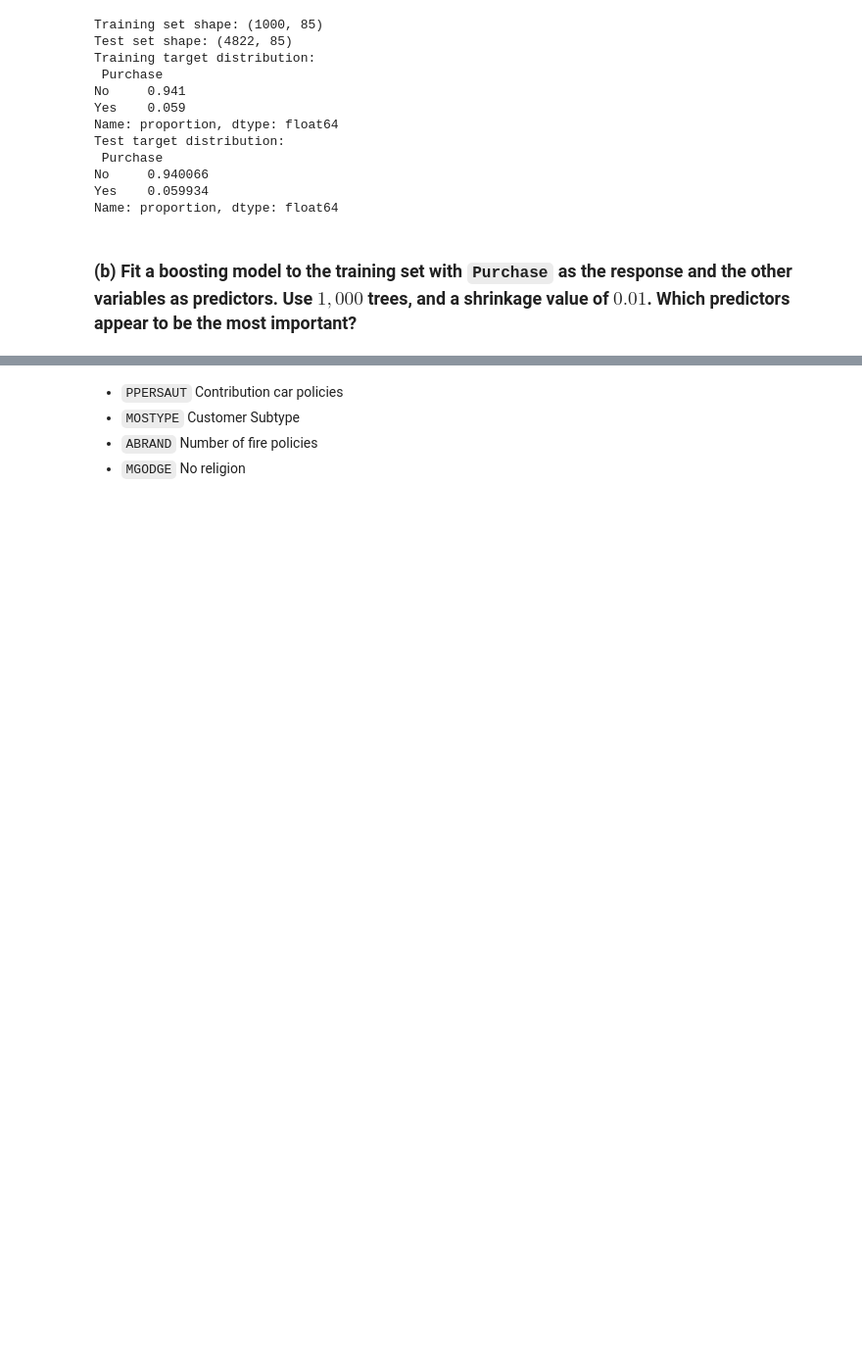
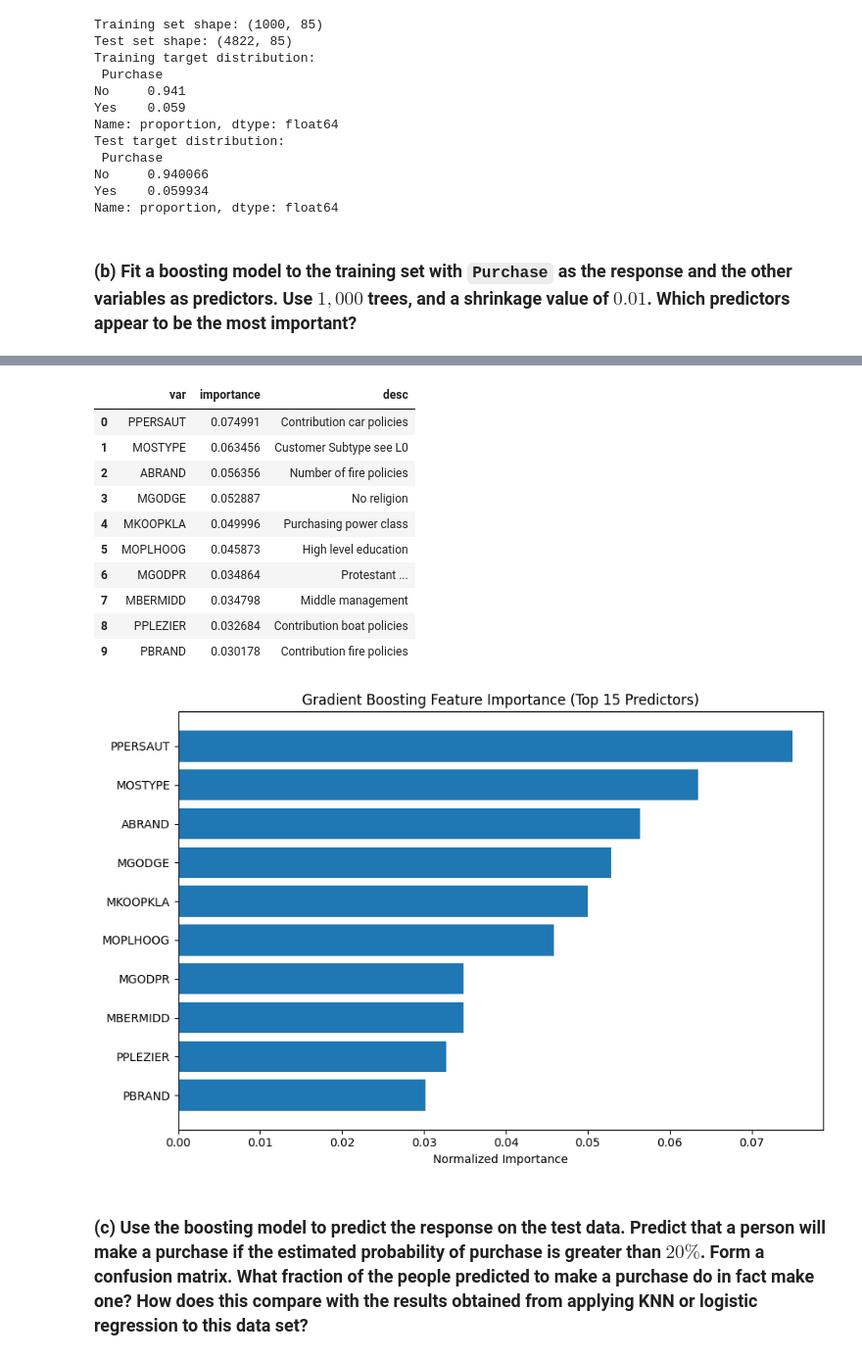
Before and after one commit to lacorreia65/MAP5935-ISLP, a Jupyter notebook: Notebooks/Chap8-Exercises_LuisCorreia-745724_v2.ipynb, the cells around one changed output, grey strips where cells are left out. Shown at 98% size. Drawn from its saved outputs; the diff is of its cells as text; code cells hidden in the pictures; blank space fills up the shorter version.

```diff
--- a/Notebooks/Chap8-Exercises_LuisCorreia-745724_v2.ipynb
+++ b/Notebooks/Chap8-Exercises_LuisCorreia-745724_v2.ipynb
@@ -124,6 +129,7 @@ Index(['MOSTYPE', 'MAANTHUI', 'MGEMOMV', 'MGEMLEEF', 'MOSHOOFD', 'MGODRK',
       dtype='object')
 # %%
 Caravan.info()
+caravan_vars = pd.read_csv("..\\Data\\caravan_vars.csv")
 # %% [output]
 <class 'pandas.core.frame.DataFrame'>
 RangeIndex: 5822 entries, 0 to 5821
@@ -215,5 +183,51 @@ display(imp_sorted.head(topk).to_frame("importance"))
+# %%
+# Encode Purchase to 0/1
+y_train_enc = y_train.astype("category").cat.codes
+y_test_enc  = y_test.astype("category").cat.codes
+
+# --- 2) Fit Gradient Boosting Model ---
+gb = GradientBoostingClassifier(
+    n_estimators=1000,      # number of trees
+    learning_rate=0.01,     # shrinkage parameter
+    max_depth=3,            # default tree depth
+    random_state=42
+)
+gb.fit(X_train, y_train_enc)
+
+# --- 3) Variable Importance ---
+importances = pd.Series(gb.feature_importances_, index=X_train.columns)
+
+# Sort descending
+imp_sorted = importances.sort_values(ascending=False).reset_index()
+imp_sorted.columns = ["var", "importance"]
+
+# --- 4) Merge with dictionary (left join) ---
+imp_merged = pd.merge(imp_sorted, caravan_vars, on="var", how="left")
+
+# --- 5) Display top 15 predictors with description ---
+topk = 10
+display(imp_merged.head(topk))
+
+# --- 6) Bar plot of top variables ---
+top_imp = imp_merged.head(topk).iloc[::-1]  # reverse for barh
+plt.figure(figsize=(9, 6))
+plt.barh(top_imp["var"], top_imp["importance"], color="tab:blue")
+plt.title("Gradient Boosting Feature Importance (Top 15 Predictors)")
+plt.xlabel("Normalized Importance")
+plt.tight_layout()
+plt.show()
+# %% [output]
+|  | var | importance | desc |
+| 0 | PPERSAUT | 0.074991 | Contribution car policies |
+| 1 | MOSTYPE | 0.063456 | Customer Subtype see L0 |
+| 2 | ABRAND | 0.056356 | Number of fire policies |
+| 3 | MGODGE | 0.052887 | No religion |
+| 4 | MKOOPKLA | 0.049996 | Purchasing power class |
+| 5 | MOPLHOOG | 0.045873 | High level education |
+| 6 | MGODPR | 0.034864 | Protestant ... |
+| 7 | MBERMIDD | 0.034798 | Middle management |
+| 8 | PPLEZIER | 0.032684 | Contribution boat policies |
+| 9 | PBRAND | 0.030178 | Contribution fire policies |
+[figure, added]
 # %% [markdown]
-- `PPERSAUT` Contribution car policies
-- `MOSTYPE` Customer Subtype
-- `ABRAND` Number of fire policies
-- `MGODGE` No religion
+### (c) Use the boosting model to predict the response on the test data. Predict that a person will make a purchase if the estimated probability of purchase is greater than $20\%$. Form a confusion matrix. What fraction of the people predicted to make a purchase do in fact make one? How does this compare with the results obtained from applying KNN or logistic regression to this data set?
```
Also changed, not shown: parts of 4 cells of this notebook, 1 other file.
